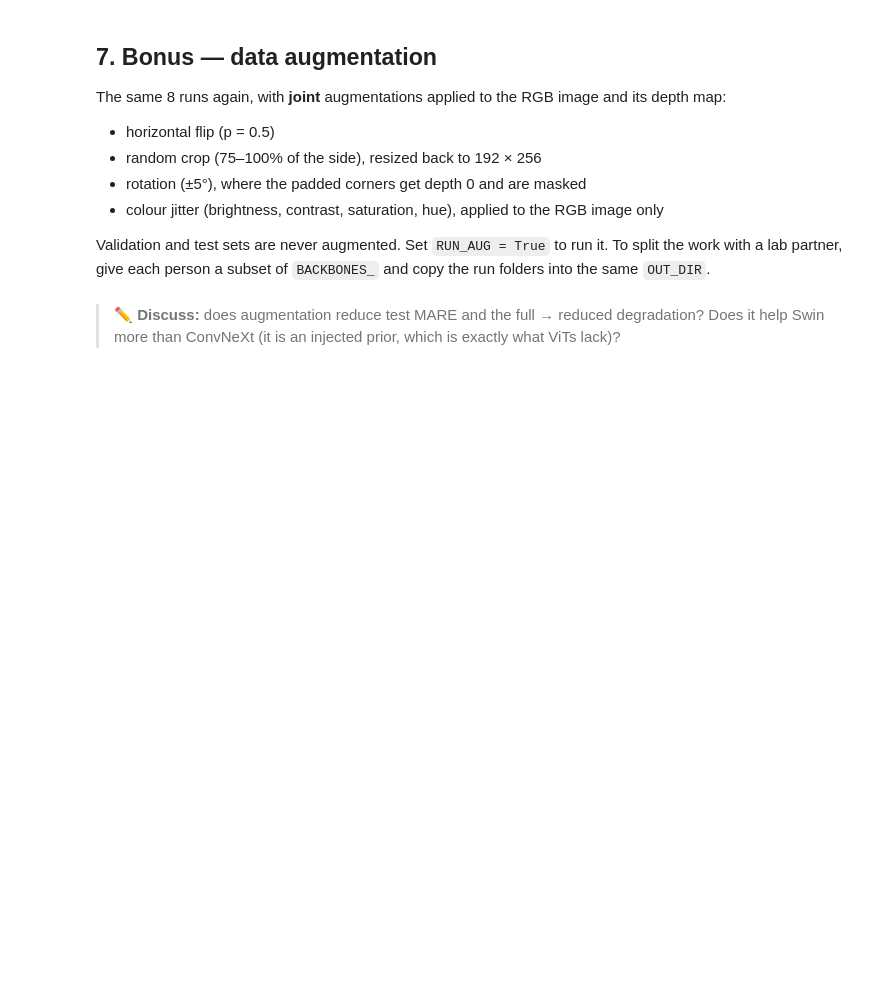
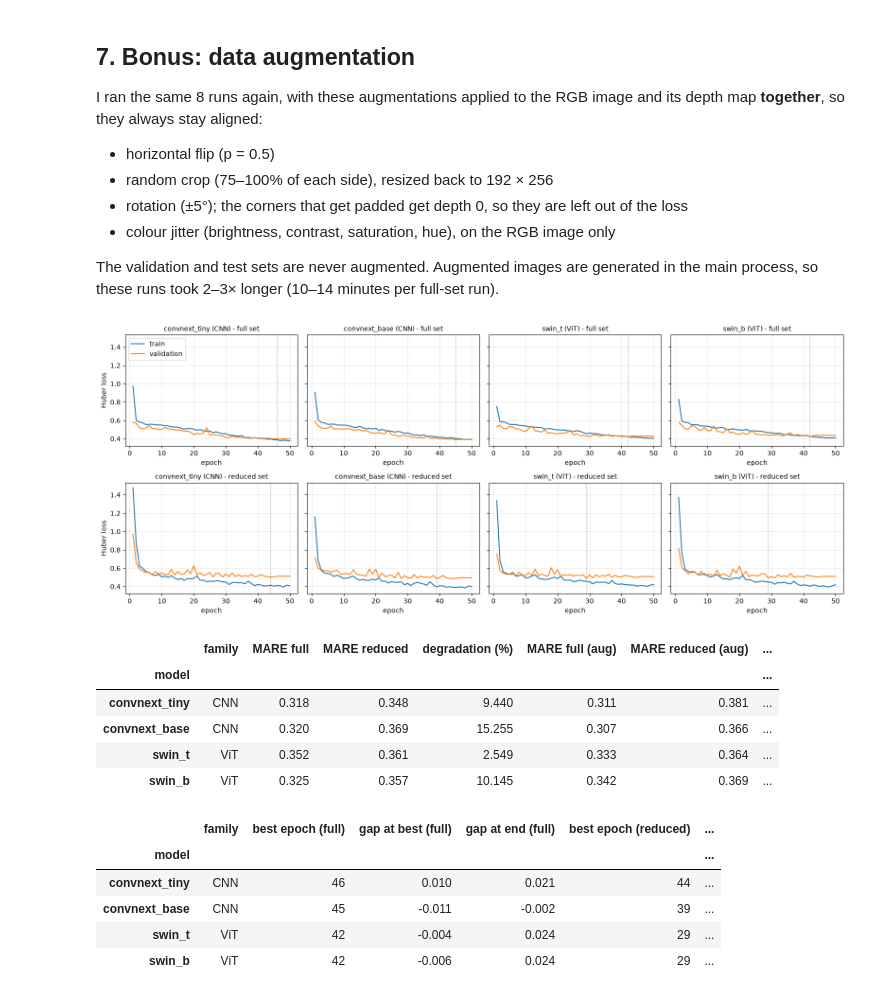
Before and after one commit to DaraHeaphy/lab5, a Jupyter notebook: lab5.ipynb, the cells around one changed output. Cells and saved outputs as stored; diff of their text form; code cells hidden in the pictures; blank space fills up the shorter version.

```diff
--- a/lab5.ipynb
+++ b/lab5.ipynb
@@ -116,7 +142,0 @@ plots.plot_loss_curves(histories, BACKBONES_, SUBSETS)
-# %%
-table = plots.results_table(results, BACKBONES_, SUBSETS)
-for s in SUBSETS:
-    h = {b: histories[f'{b}_{s}'] for b in BACKBONES_}
-    table[f'train-val gap ({s})'] = [h[b]['val_loss'][h[b]['best_epoch']] - h[b]['train_loss'][h[b]['best_epoch']]
-                                     for b in BACKBONES_]
-table.style.format(precision=3)
@@ -165,24 +225,37 @@ The input space is very high-dimensional: 192×256×3 ≈ 147k dimensions. The o
 # %% [markdown]
-## 7. Bonus — data augmentation
-The same 8 runs again, with **joint** augmentations applied to the RGB image and its depth map:
+## 7. Bonus: data augmentation
+I ran the same 8 runs again, with these augmentations applied to the RGB image and its depth map **together**, so they always stay aligned:
 - horizontal flip (p = 0.5)
-- random crop (75–100% of the side), resized back to 192 × 256
-- rotation (±5°), where the padded corners get depth 0 and are masked
-- colour jitter (brightness, contrast, saturation, hue), applied to the RGB image only
+- random crop (75–100% of each side), resized back to 192 × 256
+- rotation (±5°); the corners that get padded get depth 0, so they are left out of the loss
+- colour jitter (brightness, contrast, saturation, hue), on the RGB image only
 
-Validation and test sets are never augmented. Set `RUN_AUG = True` to run it. To split the work with a lab partner, give each person a subset of `BACKBONES_` and copy the run folders into the same `OUT_DIR`.
+The validation and test sets are never augmented. Augmented images are generated in the main process, so these runs took 2–3× longer (10–14 minutes per full-set run).
 # %%
-RUN_AUG = False
+RUN_AUG = True
 if RUN_AUG:
     for subset in SUBSETS:
         for b in BACKBONES_:
             name = run_name(b, subset, augment=True)
             histories[name], results[name] = run_experiment(b, subset, True, datasets, cfg, OUT_DIR, device)
 
     plots.plot_loss_curves(histories, BACKBONES_, SUBSETS, suffix='_aug')
     aug = plots.results_table(results, BACKBONES_, SUBSETS, suffix='_aug')
     comparison = table[['family', 'MARE full', 'MARE reduced', 'degradation (%)']].join(
         aug.drop(columns='family').add_suffix(' (aug)'))
     display(comparison.style.format(precision=3))
+    display(plots.gap_table(histories, BACKBONES_, SUBSETS, suffix='_aug').style.format(precision=3))
+# %% [output]
+[figure, added]
+|  | family | MARE full | MARE reduced | degradation (%) | MARE full (aug) | MARE reduced (aug) | ... |
+| model |  |  |  |  |  |  | ... |
+| convnext_tiny | CNN | 0.318 | 0.348 | 9.440 | 0.311 | 0.381 | ... |
+| convnext_base | CNN | 0.320 | 0.369 | 15.255 | 0.307 | 0.366 | ... |
+| swin_t | ViT | 0.352 | 0.361 | 2.549 | 0.333 | 0.364 | ... |
+| swin_b | ViT | 0.325 | 0.357 | 10.145 | 0.342 | 0.369 | ... |
+|  | family | best epoch (full) | gap at best (full) | gap at end (full) | best epoch (reduced) | ... |
+| model |  |  |  |  |  | ... |
+| convnext_tiny | CNN | 46 | 0.010 | 0.021 | 44 | ... |
+| convnext_base | CNN | 45 | -0.011 | -0.002 | 39 | ... |
+| swin_t | ViT | 42 | -0.004 | 0.024 | 29 | ... |
+| swin_b | ViT | 42 | -0.006 | 0.024 | 29 | ... |
-# %% [markdown]
-> ✏️ **Discuss:** does augmentation reduce test MARE and the full → reduced degradation? Does it help Swin more than ConvNeXt (it is an injected prior, which is exactly what ViTs lack)?
```
Also changed, not shown: parts of 25 cells of this notebook, 2 other files.
